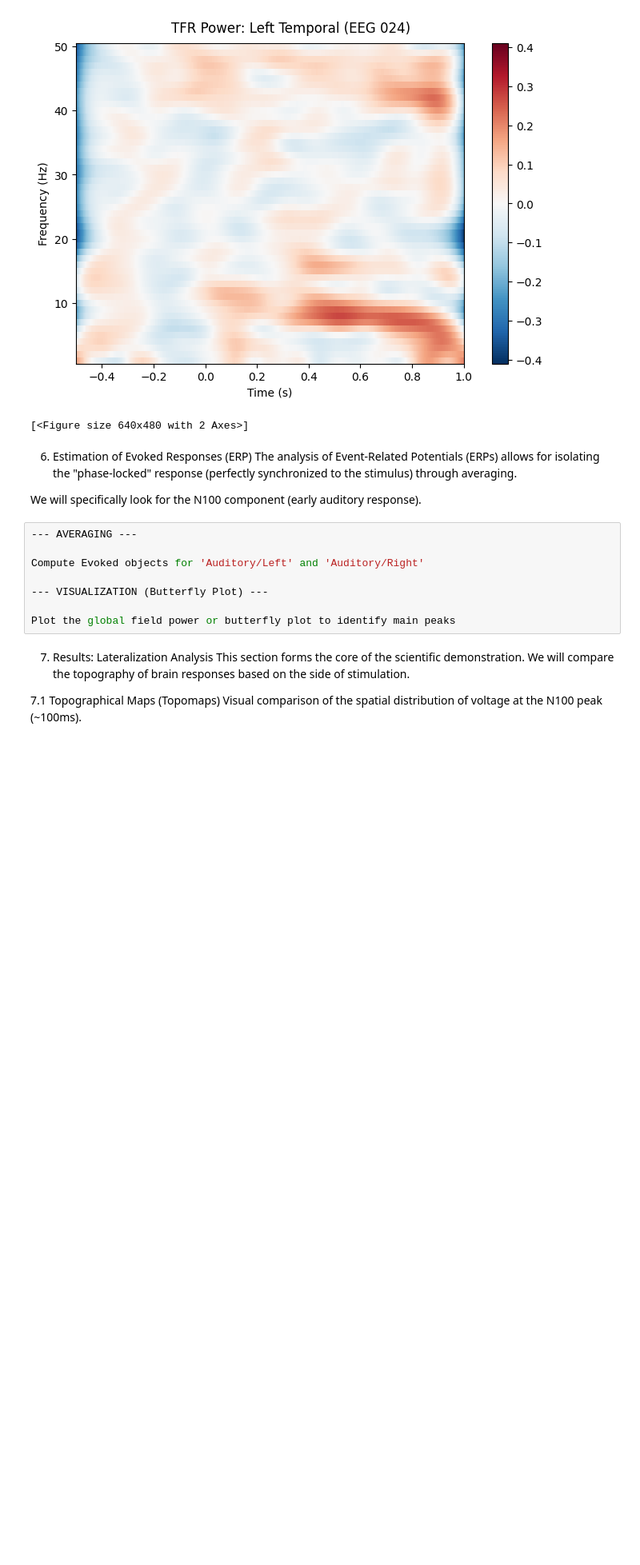
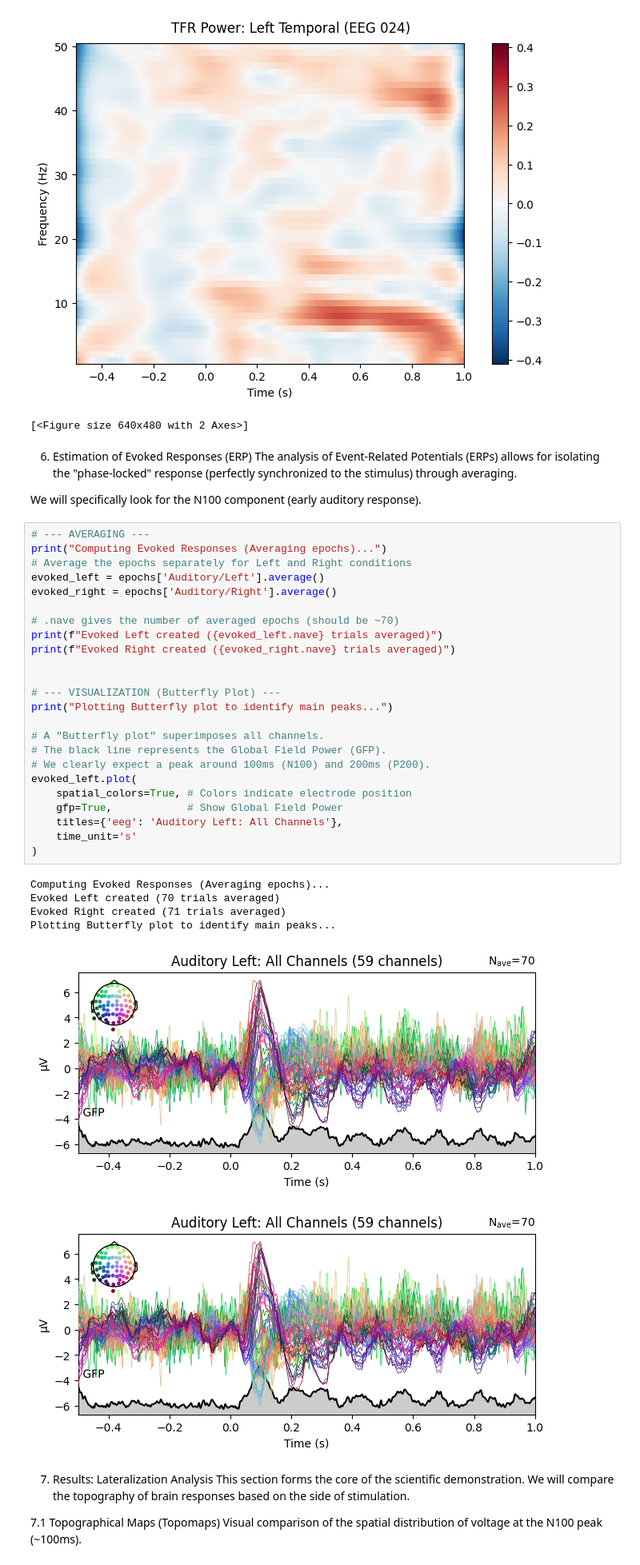
Before and after one commit to diidouu/EEG-Analysis, a Jupyter notebook: eeg_analysis.ipynb, the cells around one changed output. Shown at 80% size. Cells and saved outputs as stored; diff of their text form; blank space fills up the shorter version.

```diff
--- a/eeg_analysis.ipynb
+++ b/eeg_analysis.ipynb
@@ -320,13 +320,36 @@ The analysis of Event-Related Potentials (ERPs) allows for isolating the "phase-
 
 We will specifically look for the N100 component (early auditory response).
 # %%
---- AVERAGING ---
+# --- AVERAGING ---
+print("Computing Evoked Responses (Averaging epochs)...")
+# Average the epochs separately for Left and Right conditions
+evoked_left = epochs['Auditory/Left'].average()
+evoked_right = epochs['Auditory/Right'].average()
 
-Compute Evoked objects for 'Auditory/Left' and 'Auditory/Right'
+# .nave gives the number of averaged epochs (should be ~70)
+print(f"Evoked Left created ({evoked_left.nave} trials averaged)")
+print(f"Evoked Right created ({evoked_right.nave} trials averaged)")
 
---- VISUALIZATION (Butterfly Plot) ---
 
-Plot the global field power or butterfly plot to identify main peaks
+# --- VISUALIZATION (Butterfly Plot) ---
+print("Plotting Butterfly plot to identify main peaks...")
+
+# A "Butterfly plot" superimposes all channels.
+# The black line represents the Global Field Power (GFP).
+# We clearly expect a peak around 100ms (N100) and 200ms (P200).
+evoked_left.plot(
+    spatial_colors=True, # Colors indicate electrode position
+    gfp=True,            # Show Global Field Power
+    titles={'eeg': 'Auditory Left: All Channels'},
+    time_unit='s'
+)
+# %% [output]
+Computing Evoked Responses (Averaging epochs)...
+Evoked Left created (70 trials averaged)
+Evoked Right created (71 trials averaged)
+Plotting Butterfly plot to identify main peaks...
+[figure, added]
+[figure, added]
 # %% [markdown]
 7. Results: Lateralization Analysis
 This section forms the core of the scientific demonstration. We will compare the topography of brain responses based on the side of stimulation.
```
Also changed, not shown: parts of 1 cell of this notebook.
